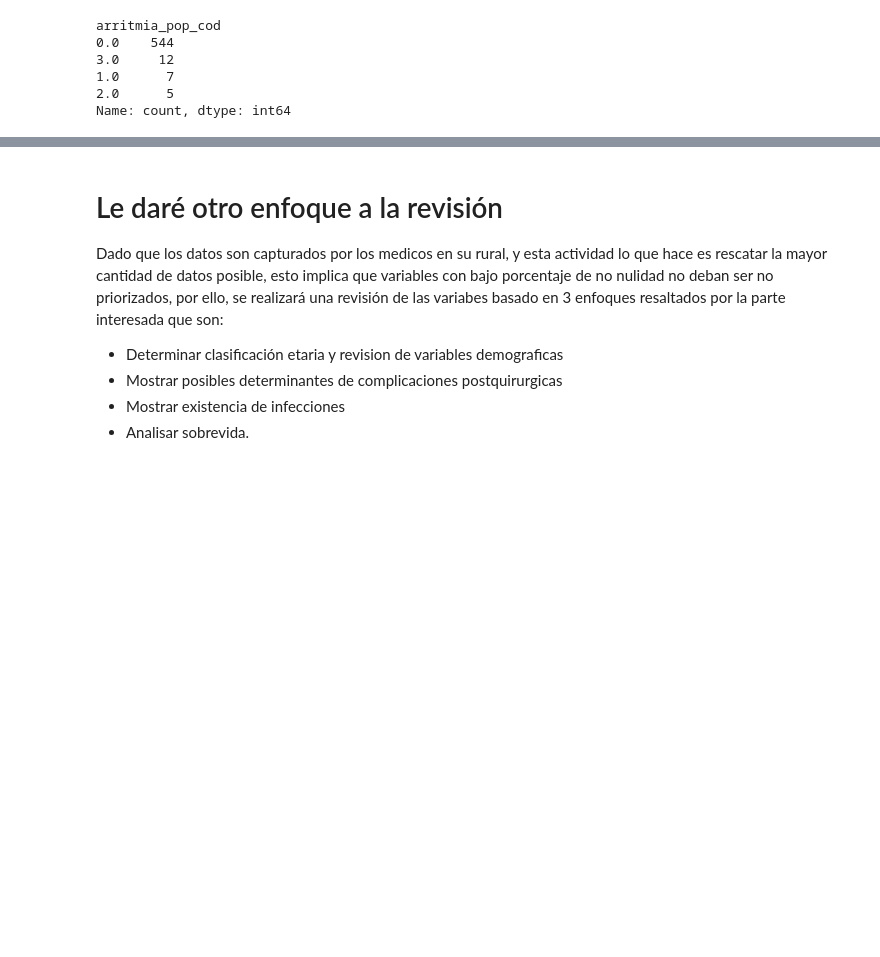
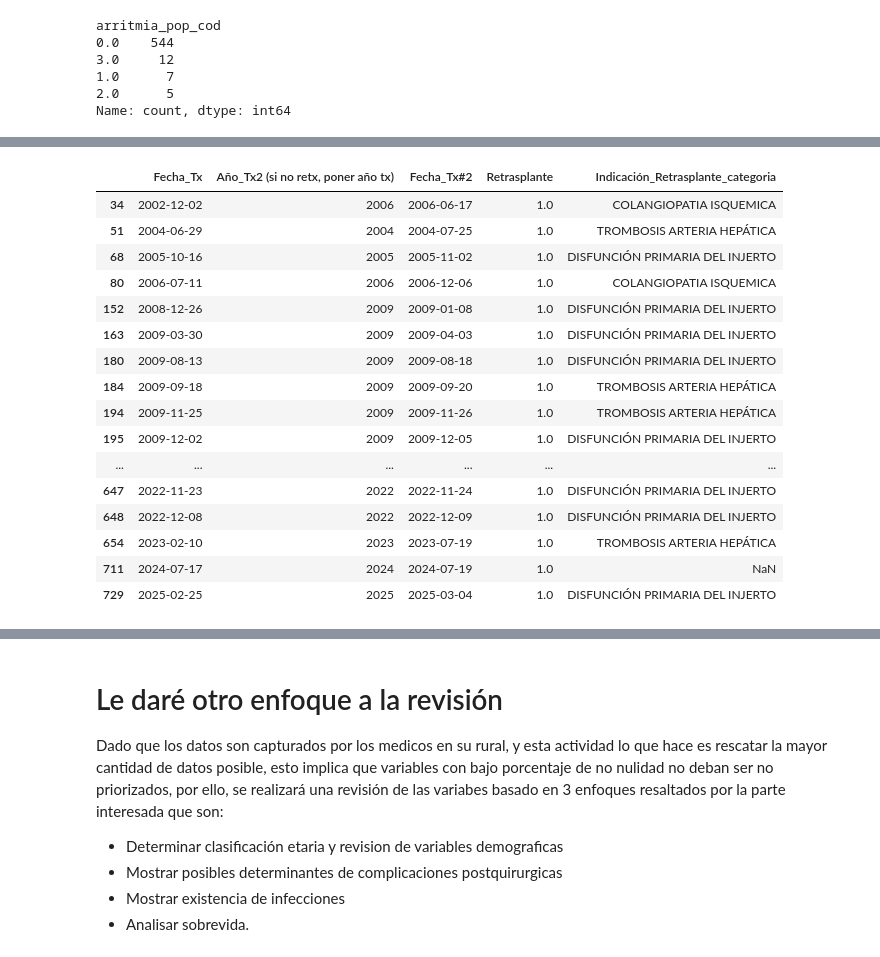
Before and after one commit to Traintain/MINE4101-202520-Proyecto-Transplantes-Hepaticos, a Jupyter notebook: BI_transplante_hepatico_JARM.ipynb, the cells around one changed output, grey strips where cells are left out. Cells and saved outputs as stored; diff of their text form; code cells hidden in the pictures; blank space fills up the shorter version.

```diff
--- a/BI_transplante_hepatico_JARM.ipynb
+++ b/BI_transplante_hepatico_JARM.ipynb
@@ -376,3 +594,35 @@ Name: count, dtype: int64
+# %%
+df_trans_hepatico[["Fecha_Tx","Año_Tx2 (si no retx, poner año tx)","Fecha_Tx#2","Retrasplante","Indicación_Retrasplante_categoria"]].loc[df_trans_hepatico["Fecha_Tx#2"].notna() |
+                                                                                                                                        ((~df_trans_hepatico["Retrasplante"].astype(str).isin(["", "0.0", "NaN", "NAT", "NO"])) &  (df_trans_hepatico["Retrasplante"].notna())) |
+                                                                                                                                            df_trans_hepatico["Indicación_Retrasplante_categoria"].notnull()]
+
+# # Convertir ambas columnas a datetime
+# df_trans_hepatico["Fecha_Tx#2"] = pd.to_datetime(df_trans_hepatico["Fecha_Tx#2"], errors='coerce')
+
+# df_trans_hepatico["Tiempo_Desde_Tx_Infección_1"] = (
+#     df_trans_hepatico["Fecha_Infección_1"] - df_trans_hepatico["Fecha_Tx"]
+# ).dt.days
+
+# df_trans_hepatico["Tiempo_Desde_Tx_Infección_1"] = df_trans_hepatico["Tiempo_Desde_Tx_Infección_1"].astype("Int64")
+# df_trans_hepatico["Tiempo_Desde_Tx_Infección_1"].unique()
+# %% [output]
+|  | Fecha_Tx | Año_Tx2 (si no retx, poner año tx) | Fecha_Tx#2 | Retrasplante | Indicación_Retrasplante_categoria |
+| 34 | 2002-12-02 | 2006 | 2006-06-17 | 1.0 | COLANGIOPATIA ISQUEMICA |
+| 51 | 2004-06-29 | 2004 | 2004-07-25 | 1.0 | TROMBOSIS ARTERIA HEPÁTICA |
+| 68 | 2005-10-16 | 2005 | 2005-11-02 | 1.0 | DISFUNCIÓN PRIMARIA DEL INJERTO |
+| 80 | 2006-07-11 | 2006 | 2006-12-06 | 1.0 | COLANGIOPATIA ISQUEMICA |
+| 152 | 2008-12-26 | 2009 | 2009-01-08 | 1.0 | DISFUNCIÓN PRIMARIA DEL INJERTO |
+| 163 | 2009-03-30 | 2009 | 2009-04-03 | 1.0 | DISFUNCIÓN PRIMARIA DEL INJERTO |
+| 180 | 2009-08-13 | 2009 | 2009-08-18 | 1.0 | DISFUNCIÓN PRIMARIA DEL INJERTO |
+| 184 | 2009-09-18 | 2009 | 2009-09-20 | 1.0 | TROMBOSIS ARTERIA HEPÁTICA |
+| 194 | 2009-11-25 | 2009 | 2009-11-26 | 1.0 | TROMBOSIS ARTERIA HEPÁTICA |
+| 195 | 2009-12-02 | 2009 | 2009-12-05 | 1.0 | DISFUNCIÓN PRIMARIA DEL INJERTO |
+| ... | ... | ... | ... | ... | ... |
+| 647 | 2022-11-23 | 2022 | 2022-11-24 | 1.0 | DISFUNCIÓN PRIMARIA DEL INJERTO |
+| 648 | 2022-12-08 | 2022 | 2022-12-09 | 1.0 | DISFUNCIÓN PRIMARIA DEL INJERTO |
+| 654 | 2023-02-10 | 2023 | 2023-07-19 | 1.0 | TROMBOSIS ARTERIA HEPÁTICA |
+| 711 | 2024-07-17 | 2024 | 2024-07-19 | 1.0 | NaN |
+| 729 | 2025-02-25 | 2025 | 2025-03-04 | 1.0 | DISFUNCIÓN PRIMARIA DEL INJERTO |
 # %%
 df_trans_hepatico.loc[
     df_trans_hepatico['Estadio'].notnull() ].value_counts('Estadio')
```
Also changed, not shown: parts of 30 cells of this notebook.
